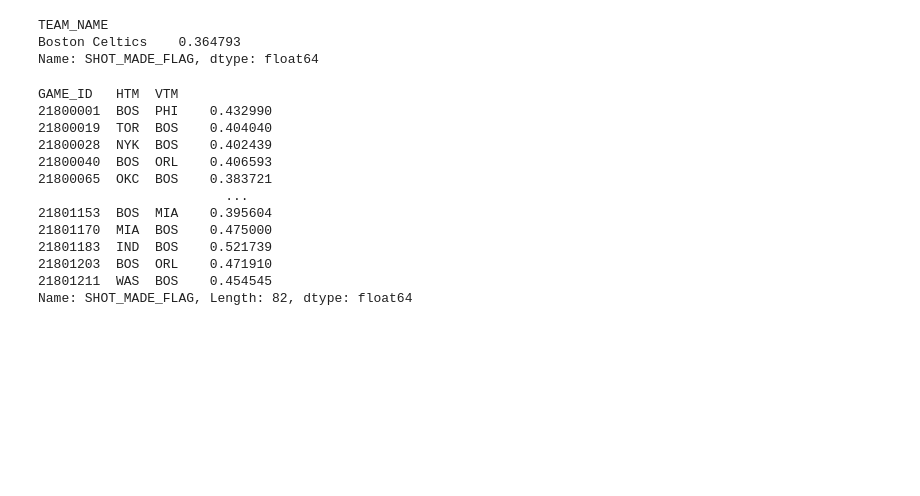
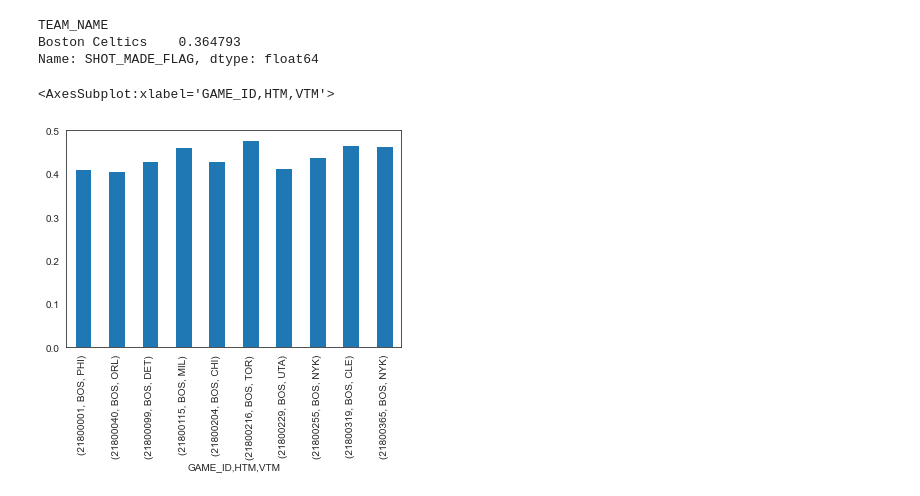
Before and after one commit to JonasBrichzin/nba_shot_tracking_1.1, a Jupyter notebook: import_data.ipynb, the cells around one changed output. Drawn from its saved outputs; the diff is of its cells as text; code cells hidden in the pictures; blank space fills up the shorter version.

```diff
--- a/import_data.ipynb
+++ b/import_data.ipynb
@@ -122,18 +124,4 @@ def hitratebygame_team(teamname):
     a = db[db["TEAM_NAME"] == teamname]
     return a.groupby(['GAME_ID','HTM', 'VTM']).SHOT_MADE_FLAG.mean()
 
-hitratebygame_team("Boston Celtics")
+#hitratebygame_team("Boston Celtics")
-# %% [output]
-GAME_ID   HTM  VTM
-21800001  BOS  PHI    0.432990
-21800019  TOR  BOS    0.404040
-21800028  NYK  BOS    0.402439
-21800040  BOS  ORL    0.406593
-21800065  OKC  BOS    0.383721
-                        ...
-21801153  BOS  MIA    0.395604
-21801170  MIA  BOS    0.475000
-21801183  IND  BOS    0.521739
-21801203  BOS  ORL    0.471910
-21801211  WAS  BOS    0.454545
-Name: SHOT_MADE_FLAG, Length: 82, dtype: float64
@@ -145,0 +128,29 @@ def hitratebygameAway():
+# %%
+def hitratebygameHome():
+    return db.groupby(['GAME_ID','HTM']).SHOT_MADE_FLAG.mean()
+
+def hitratebygameAway():
+    return db.groupby(['GAME_ID','VTM']).SHOT_MADE_FLAG.mean()
+
+def hitratebyhomegame_team(team = "ab"):
+    a = db
+    if team != "ab":
+        a = db[db["HTM"] == team]
+    return a.groupby(['GAME_ID','HTM', 'VTM']).SHOT_MADE_FLAG.mean()
+#hitratebyhomegame_team("BOS")
+
+def hitratebyawaygame_team(team = "ab"):
+    a = db
+    if team != "ab":
+        a = db[db["VTM"] == team]
+    return a.groupby(['GAME_ID','HTM', 'VTM']).SHOT_MADE_FLAG.mean()
+hitratebyawaygame_team("BOS")
+
+#display(hitratebyhomegame_team("BOS")[:10])
+(hitratebyhomegame_team("BOS")[:10]).plot(kind="bar")
+
+#display(hitratebyawaygame_team("BOS")[:10])
+#(hitratebyawaygame_team("BOS")[:10]).plot(kind="bar")
+# %% [output]
+<AxesSubplot:xlabel='GAME_ID,HTM,VTM'>
+[figure, added]
```
Also changed, not shown: parts of 9 cells of this notebook, 1 other file.
